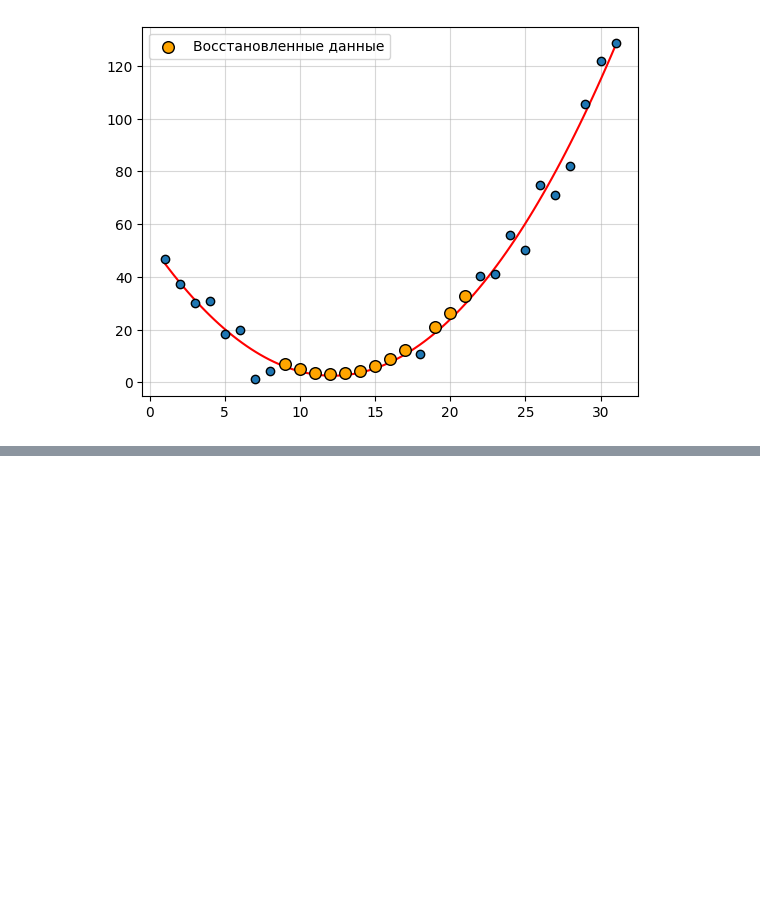
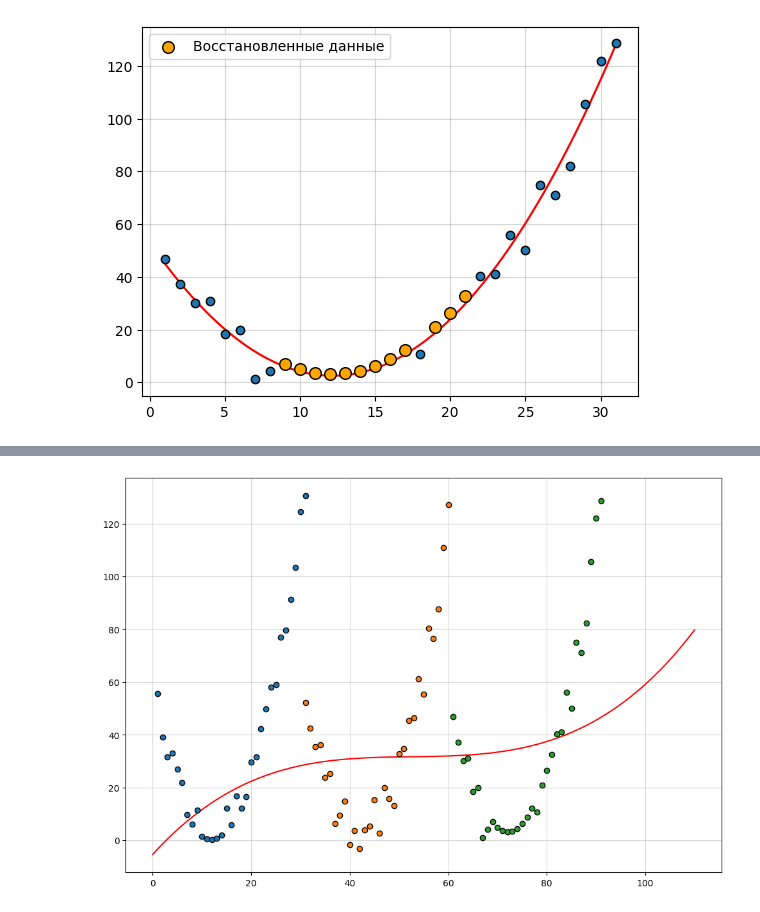
Before and after one commit to egorbeckish/Masters-program, a Jupyter notebook: 1. First Course/Semester 1/Нелинейная оптимизация/4. Декабрь/05.12.2025/Бекиш.ipynb, the cells around one changed output, grey strips where cells are left out. Cells and saved outputs as stored; diff of their text form; code cells hidden in the pictures; blank space fills up the shorter version.

```diff
--- a/1. First Course/Semester 1/Нелинейная оптимизация/4. Декабрь/05.12.2025/Бекиш.ipynb
+++ b/1. First Course/Semester 1/Нелинейная оптимизация/4. Декабрь/05.12.2025/Бекиш.ipynb
@@ -144,0 +156,12 @@ plt.show()
+# %%
+all_data = []
+
+for column in df.columns:
+    values = df[column].values
+
+    for value in values:
+        if not pd.isna(value):
+            all_data.append(value)
+
+df_all = pd.DataFrame({"All_Data": all_data})
+df_all
@@ -144,0 +182,29 @@ plt.show()
+# %%
+x = np.arange(len(df_all)).reshape(-1, 1)
+y = df_all["All_Data"].values.reshape(-1, 1)
+# %%
+poly = PolynomialFeatures(3)
+x_poly = poly.fit_transform(x)
+
+model = LinearRegression()
+model.fit(x_poly, y)
+
+y_pred = model.predict(x_poly)
+# %%
+plt.figure(figsize=(12, 8))
+
+plt.scatter(days, new_df["A"], ec="k", zorder=3)
+plt.scatter(days + 30, new_df["S"], ec="k", zorder=3)
+plt.scatter(days + 60, new_df["O_new"], ec="k", zorder=3)
+
+x_pred = np.linspace(0, len(df_all) - 1, 93).reshape(-1, 1)
+x_pred_poly = poly.transform(x_pred)
+y_pred = model.predict(x_pred_poly)
+
+plt.plot(x_pred, y_pred, c="r")
+
+
+plt.grid(alpha=.5)
+plt.show()
+# %% [output]
+[figure, added]
```
Also changed, not shown: parts of 6 cells of this notebook, 1 other file.
